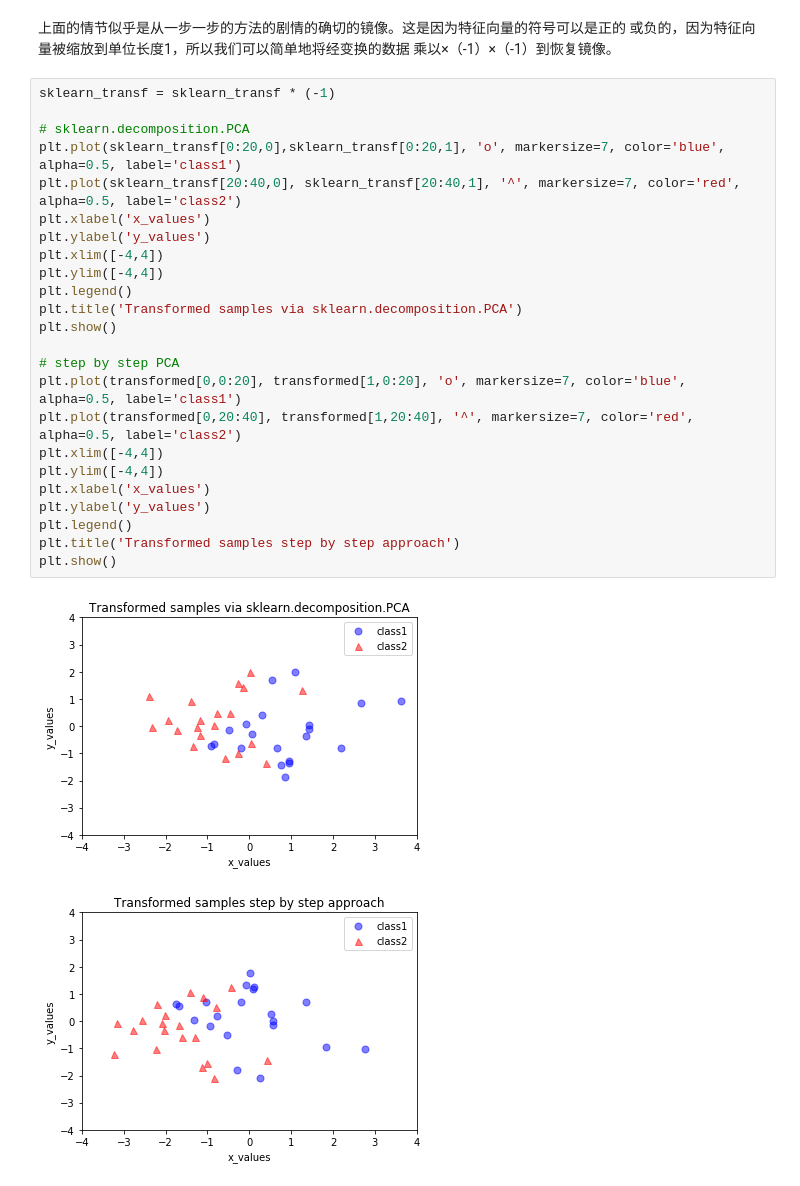
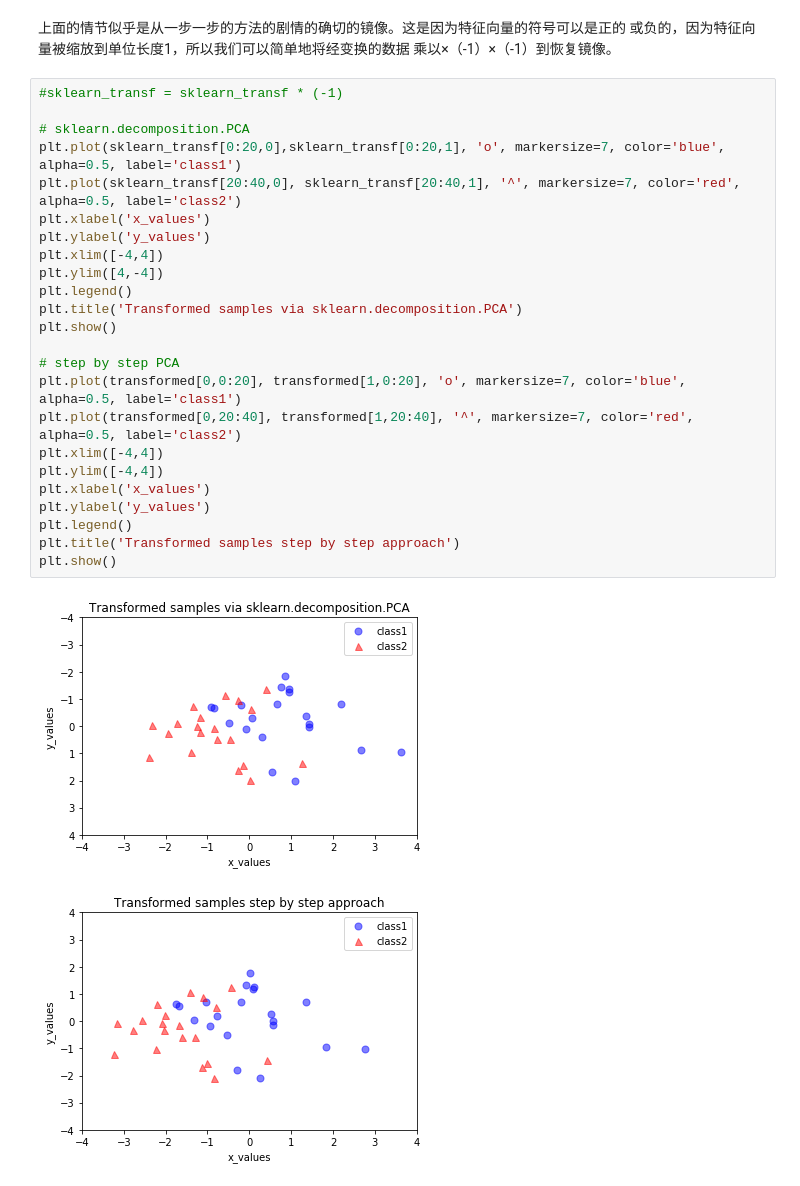
Before and after one commit to baoyanpeng/liner-model, a Jupyter notebook: PCA.ipynb, the cells around one changed output. Drawn from its saved outputs; the diff is of its cells as text.

```diff
--- a/PCA.ipynb
+++ b/PCA.ipynb
@@ -309,29 +309,29 @@ plt.show()
 或负的，因为特征向量被缩放到单位长度1，所以我们可以简单地将经变换的数据
 乘以×（-1）×（-1）到恢复镜像。
 # %%
-sklearn_transf = sklearn_transf * (-1)
+#sklearn_transf = sklearn_transf * (-1)
 
 # sklearn.decomposition.PCA
 plt.plot(sklearn_transf[0:20,0],sklearn_transf[0:20,1], 'o', markersize=7, color='blue', alpha=0.5, label='class1')
 plt.plot(sklearn_transf[20:40,0], sklearn_transf[20:40,1], '^', markersize=7, color='red', alpha=0.5, label='class2')
 plt.xlabel('x_values')
 plt.ylabel('y_values')
 plt.xlim([-4,4])
-plt.ylim([-4,4])
+plt.ylim([4,-4])
 plt.legend()
 plt.title('Transformed samples via sklearn.decomposition.PCA')
 plt.show()
 
 # step by step PCA
 plt.plot(transformed[0,0:20], transformed[1,0:20], 'o', markersize=7, color='blue', alpha=0.5, label='class1')
 plt.plot(transformed[0,20:40], transformed[1,20:40], '^', markersize=7, color='red', alpha=0.5, label='class2')
 plt.xlim([-4,4])
 plt.ylim([-4,4])
 plt.xlabel('x_values')
 plt.ylabel('y_values')
 plt.legend()
 plt.title('Transformed samples step by step approach')
 plt.show()
 # %% [output]
-[figure, old version]
+[figure, new version]
 [figure]
```
Also changed, not shown: parts of 1 cell of this notebook.
